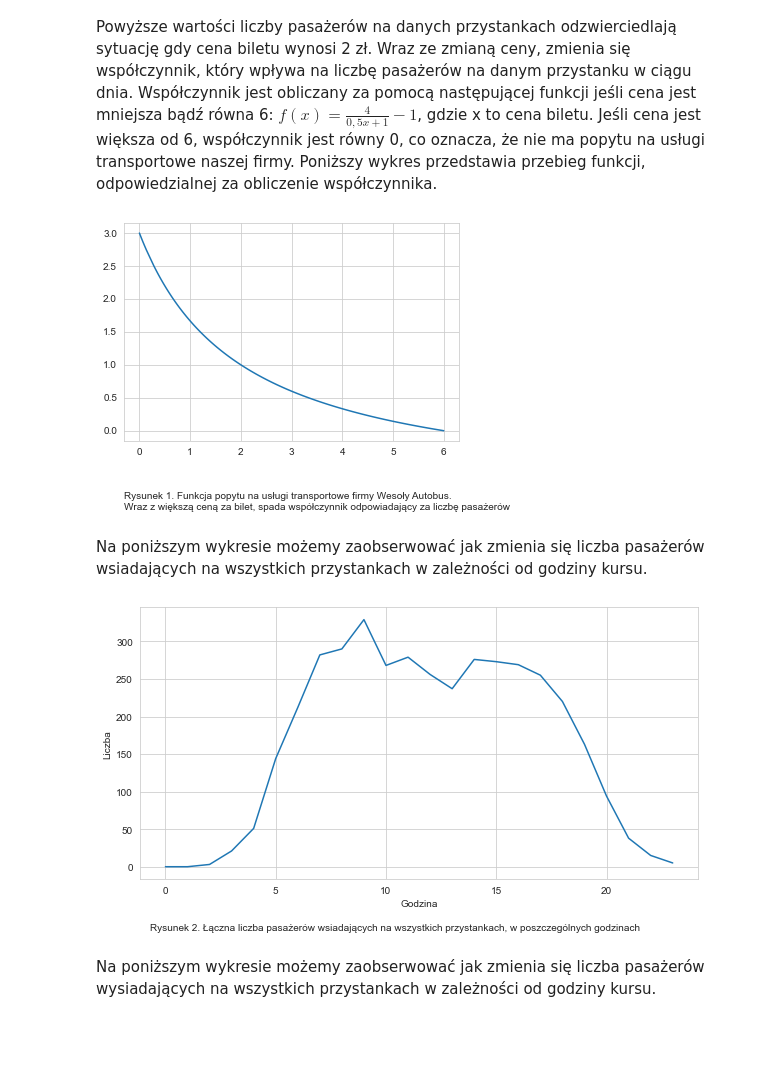
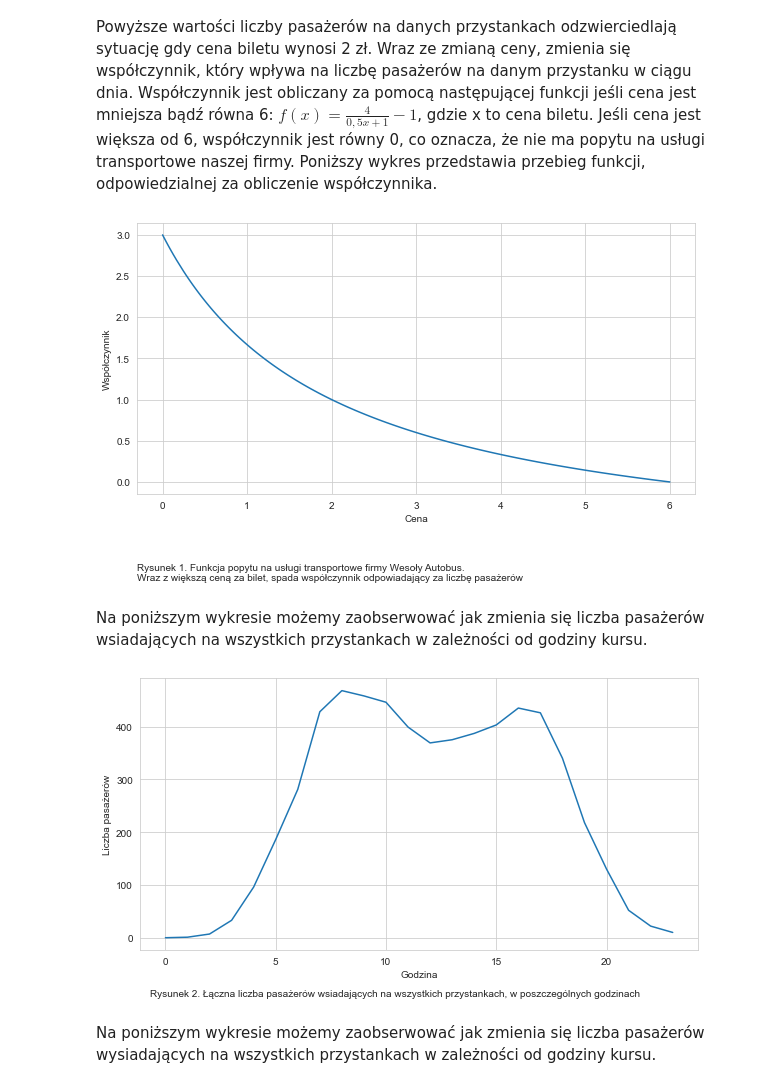
Before and after one commit to fmordarski/Passengers-simulation, a Jupyter notebook: Raport_MZK.ipynb, the cells around one changed output. Cells and saved outputs as stored; diff of their text form; code cells hidden in the pictures; blank space fills up the shorter version.

```diff
--- a/Raport_MZK.ipynb
+++ b/Raport_MZK.ipynb
@@ -125,30 +125,38 @@ Klienci także są wrażliwi na wartość ceny biletu, jeżeli cena będzie za w
 # %%
 x = np.linspace(0,6,10000)
 y = [f(value) for value in x]
+fig, ax = plt.subplots(figsize=(10,5))
 plt.plot(x, y)
+plt.xlabel('Cena')
+plt.ylabel('Współczynnik')
 plt.text(-0.3, -1.2, "Rysunek 1. Funkcja popytu na usługi transportowe firmy Wesoły Autobus.\n"
                      "Wraz z większą ceną za bilet, spada współczynnik odpowiadający za liczbę pasażerów", ha='left');
 # %% [output]
-[figure, old version]
+[figure, new version]
 # %% [markdown]
 Na poniższym wykresie możemy zaobserwować jak zmienia się liczba pasażerów wsiadających na wszystkich przystankach w zależności od godziny kursu.
 # %%
 # Łaczna liczba pasażerów wsiadających
-cena_biletu=2.8
+
+cena_biletu=2
+passengers = simulate_passengers(cena_biletu)
+
 lista_h = list(range(0,24))
 lista_pass = []
 pass_l = 0
-for key,value in simulate_passengers(cena_biletu).items():
+for key,value in passengers.items():
     pass_l = 0
     for k, v in value.items():
         pass_l += (v['in'])
     lista_pass.append(pass_l)
 df = pd.DataFrame({'Godzina': lista_h, 'Liczba': lista_pass} )
 fig, ax = plt.subplots(figsize=(10,5))
-sns.lineplot(data=df,x='Godzina',y='Liczba')
-plt.text(-.7, -84,'Rysunek 2. Łączna liczba pasażerów wsiadających na wszystkich przystankach, w poszczególnych godzinach');
+plt.plot(lista_h, lista_pass)
+plt.xlabel('Godzina')
+plt.ylabel('Liczba pasażerów')
+plt.text(-.7, -110,'Rysunek 2. Łączna liczba pasażerów wsiadających na wszystkich przystankach, w poszczególnych godzinach');
 # %% [output]
-[figure, old version]
+[figure, new version]
 # %% [markdown]
 Na poniższym wykresie możemy zaobserwować jak zmienia się liczba pasażerów wysiadających na wszystkich przystankach w zależności od godziny kursu.
 # %%
```
Also changed, not shown: parts of 20 cells of this notebook.
